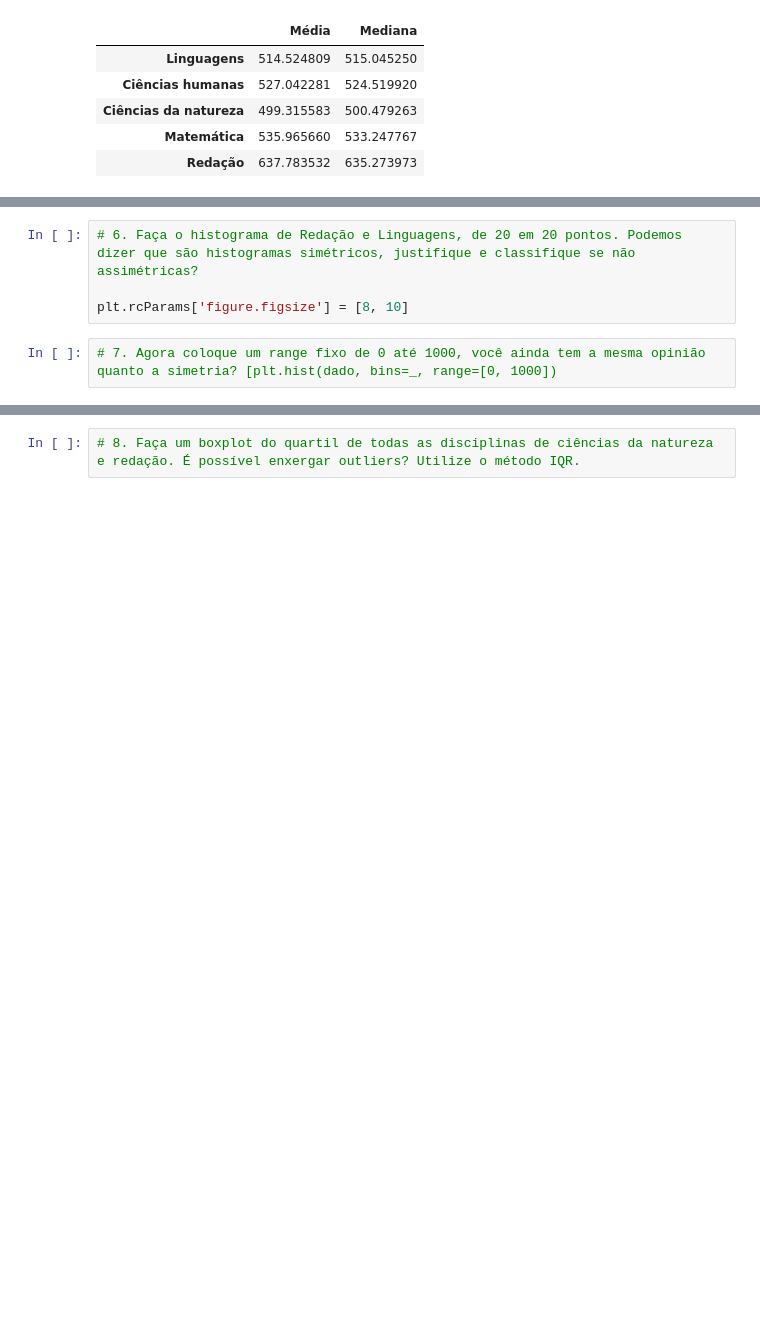
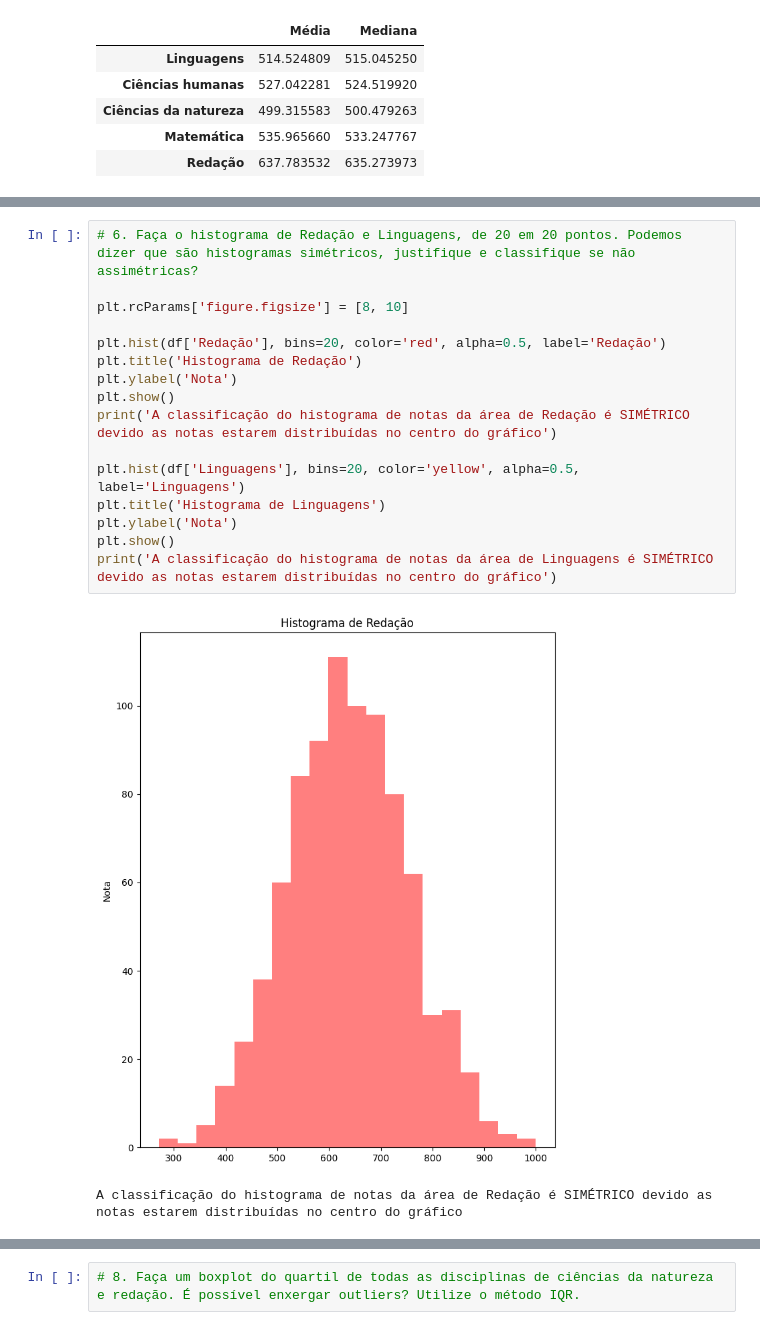
Before and after one commit to dsreliete/Womakerscode_DA_desafio_individual, a Jupyter notebook: Desafio3ElietedaSilva_Rodrigues.ipynb, the cells around one changed output, grey strips where cells are left out. Saved outputs shown, nothing was run; the diff lists cells and outputs as text; blank space fills up the shorter version.

```diff
--- a/Desafio3ElietedaSilva_Rodrigues.ipynb
+++ b/Desafio3ElietedaSilva_Rodrigues.ipynb
@@ -150,9 +148,22 @@ print(f'O teto do terceiro quartil para as disciplinas de linguagens é {q3_ling
 # %% [output]
 O teto do terceiro quartil para as disciplinas de matemática é 586.927627444125
 O teto do terceiro quartil para as disciplinas de linguagens é 564.793722193875
-# %%
-# 6. Faça o histograma de Redação e Linguagens, de 20 em 20 pontos. Podemos dizer que são histogramas simétricos, justifique e classifique se não assimétricas?
-
-plt.rcParams['figure.figsize'] = [8, 10]
-# %%
-# 7. Agora coloque um range fixo de 0 até 1000, você ainda tem a mesma opinião quanto a simetria? [plt.hist(dado, bins=_, range=[0, 1000])
+# %%
+# 6. Faça o histograma de Redação e Linguagens, de 20 em 20 pontos. Podemos dizer que são histogramas simétricos, justifique e classifique se não assimétricas?
+
+plt.rcParams['figure.figsize'] = [8, 10]
+
+plt.hist(df['Redação'], bins=20, color='red', alpha=0.5, label='Redação')
+plt.title('Histograma de Redação')
+plt.ylabel('Nota')
+plt.show()
+print('A classificação do histograma de notas da área de Redação é SIMÉTRICO devido as notas estarem distribuídas no centro do gráfico')
+
+plt.hist(df['Linguagens'], bins=20, color='yellow', alpha=0.5, label='Linguagens')
+plt.title('Histograma de Linguagens')
+plt.ylabel('Nota')
+plt.show()
+print('A classificação do histograma de notas da área de Linguagens é SIMÉTRICO devido as notas estarem distribuídas no centro do gráfico')
+# %% [output]
+[figure, added]
+A classificação do histograma de notas da área de Redação é SIMÉTRICO devido as notas estarem distribuídas no centro do gráfico
```
Also changed, not shown: parts of 3 cells of this notebook.
